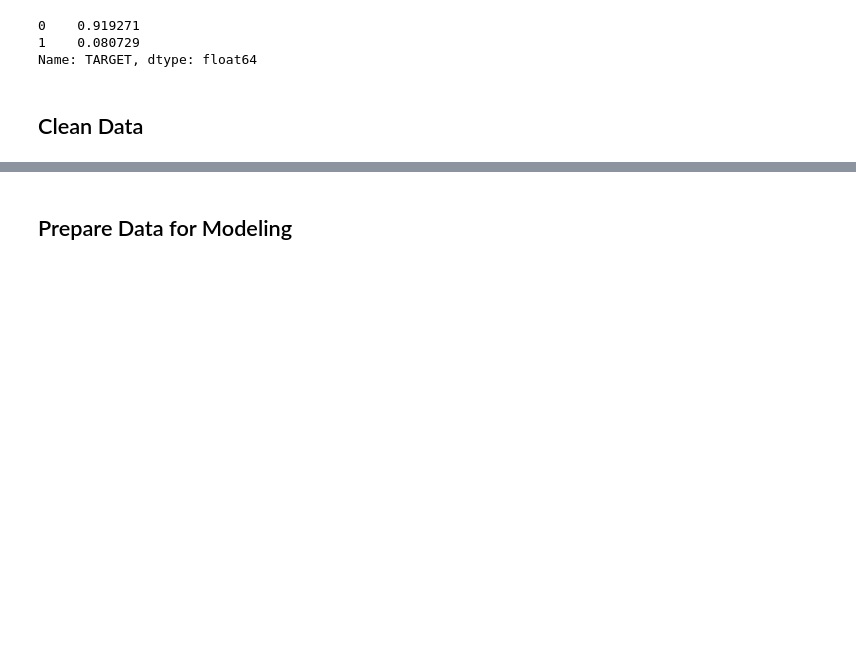
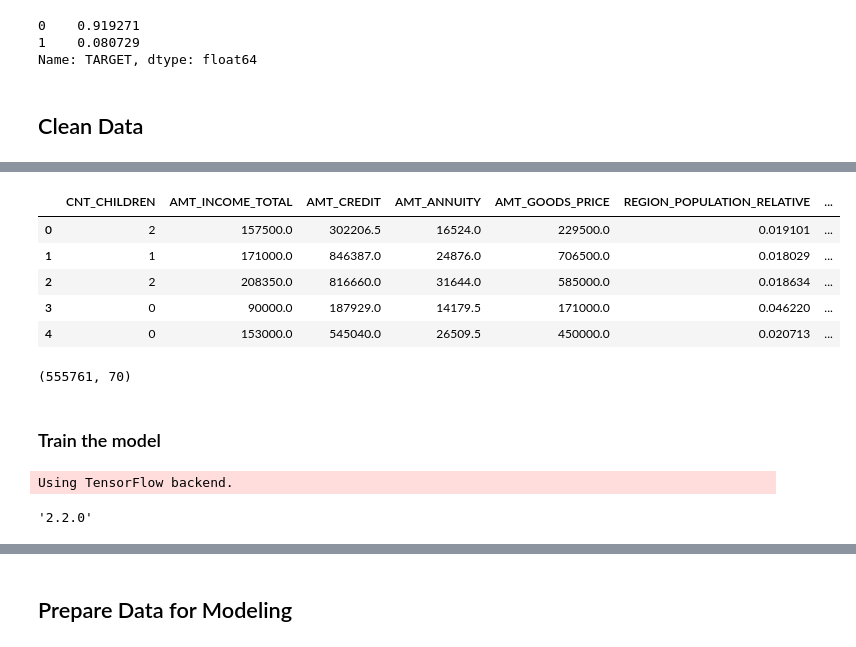
Before and after one commit to jtzupan/homeCredit, a Jupyter notebook: Explore.ipynb, the cells around one changed output, grey strips where cells are left out. Drawn from its saved outputs; the diff is of its cells as text; code cells hidden in the pictures; blank space fills up the shorter version.

```diff
--- a/Explore.ipynb
+++ b/Explore.ipynb
@@ -79,0 +119,30 @@ categoricalDF = pd.concat([applicationDF[categoricalColumns], numericalColumnsNa
+# %%
+quant_df = positive_loans.append([negative_loans])
+# %%
+# mix the rows
+quant_df = quant_df.sample(frac=1).reset_index(drop=True)
+# %%
+# fill in NaN
+quant_df = quant_df.fillna(quant_df.mean())
+# %%
+quant_df.head()
+# %% [output]
+|  | CNT_CHILDREN | AMT_INCOME_TOTAL | AMT_CREDIT | AMT_ANNUITY | AMT_GOODS_PRICE | REGION_POPULATION_RELATIVE | ... |
+| 0 | 2 | 157500.0 | 302206.5 | 16524.0 | 229500.0 | 0.019101 | ... |
+| 1 | 1 | 171000.0 | 846387.0 | 24876.0 | 706500.0 | 0.018029 | ... |
+| 2 | 2 | 208350.0 | 816660.0 | 31644.0 | 585000.0 | 0.018634 | ... |
+| 3 | 0 | 90000.0 | 187929.0 | 14179.5 | 171000.0 | 0.046220 | ... |
+| 4 | 0 | 153000.0 | 545040.0 | 26509.5 | 450000.0 | 0.020713 | ... |
+# %%
+quant_df.shape
+# %% [output]
+(555761, 70)
+# %% [markdown]
+### Train the model
+# %%
+import keras
+from keras import layers, utils, optimizers, losses, models, callbacks
+keras.__version__
+# %% [output]
+Using TensorFlow backend.
+'2.2.0'
```
Also changed, not shown: parts of 44 cells of this notebook.
